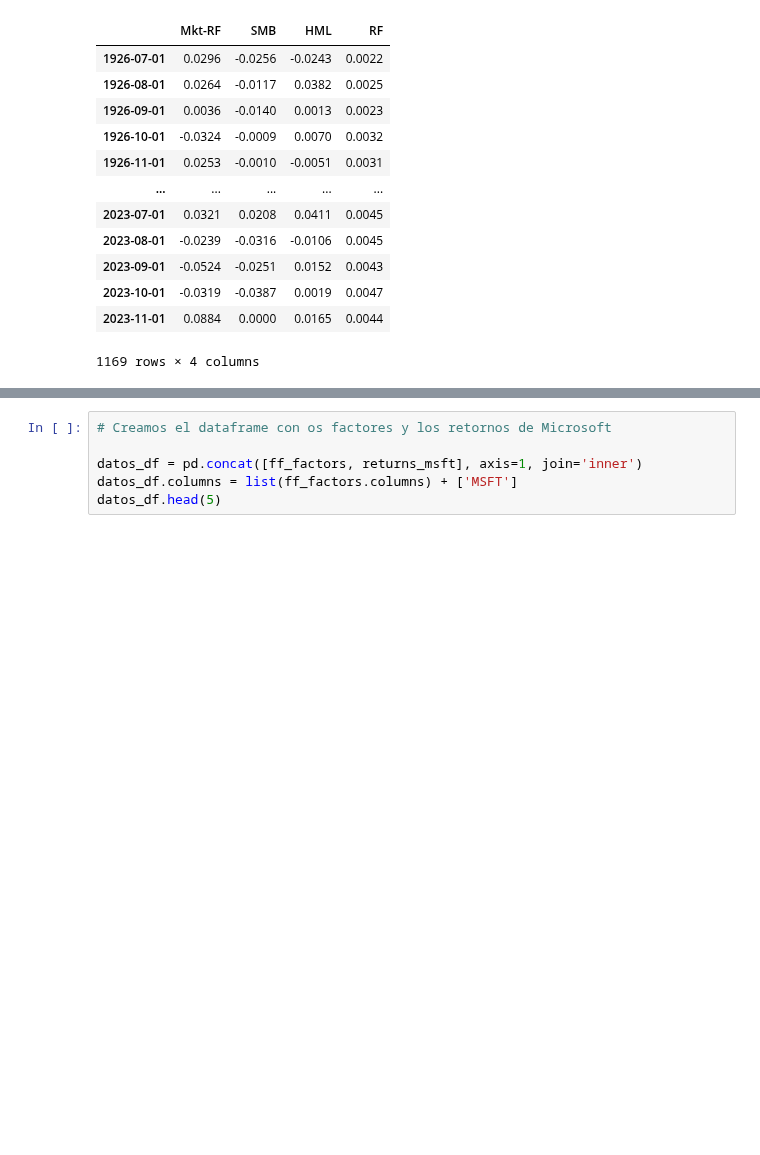
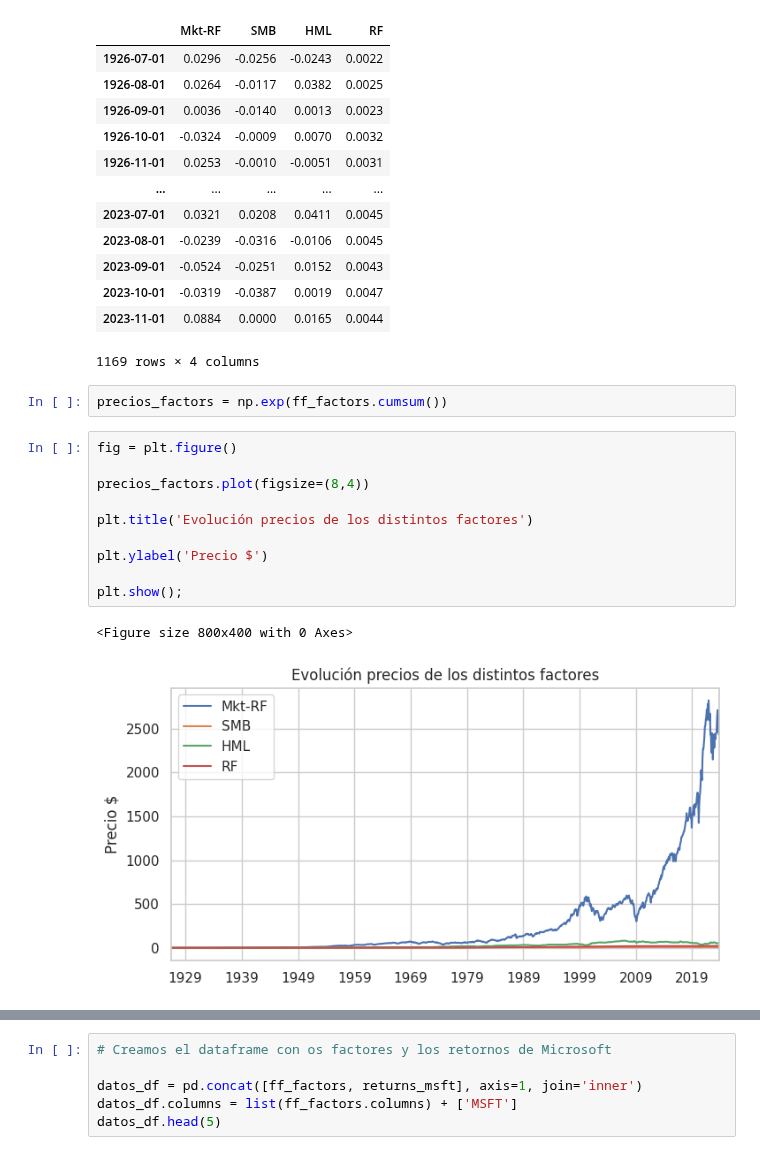
Before and after one commit to alfonso-santos/microcredencial-carteras-python-2023, a Jupyter notebook: Tema_5_APT/src/APT.ipynb, the cells around one changed output, grey strips where cells are left out. Drawn from its saved outputs; the diff is of its cells as text; blank space fills up the shorter version.

```diff
--- a/Tema_5_APT/src/APT.ipynb
+++ b/Tema_5_APT/src/APT.ipynb
@@ -239,3 +543,18 @@ ff_factors
 | 2023-10-01 | -0.0319 | -0.0387 | 0.0019 | 0.0047 |
 | 2023-11-01 | 0.0884 | 0.0000 | 0.0165 | 0.0044 |
 1169 rows × 4 columns
+# %%
+precios_factors = np.exp(ff_factors.cumsum())
+# %%
+fig = plt.figure()
+
+precios_factors.plot(figsize=(8,4))
+
+plt.title('Evolución precios de los distintos factores')
+
+plt.ylabel('Precio $')
+
+plt.show();
+# %% [output]
+<Figure size 800x400 with 0 Axes>
+[figure, added]
```
Also changed, not shown: parts of 37 cells of this notebook, 18 other files.
